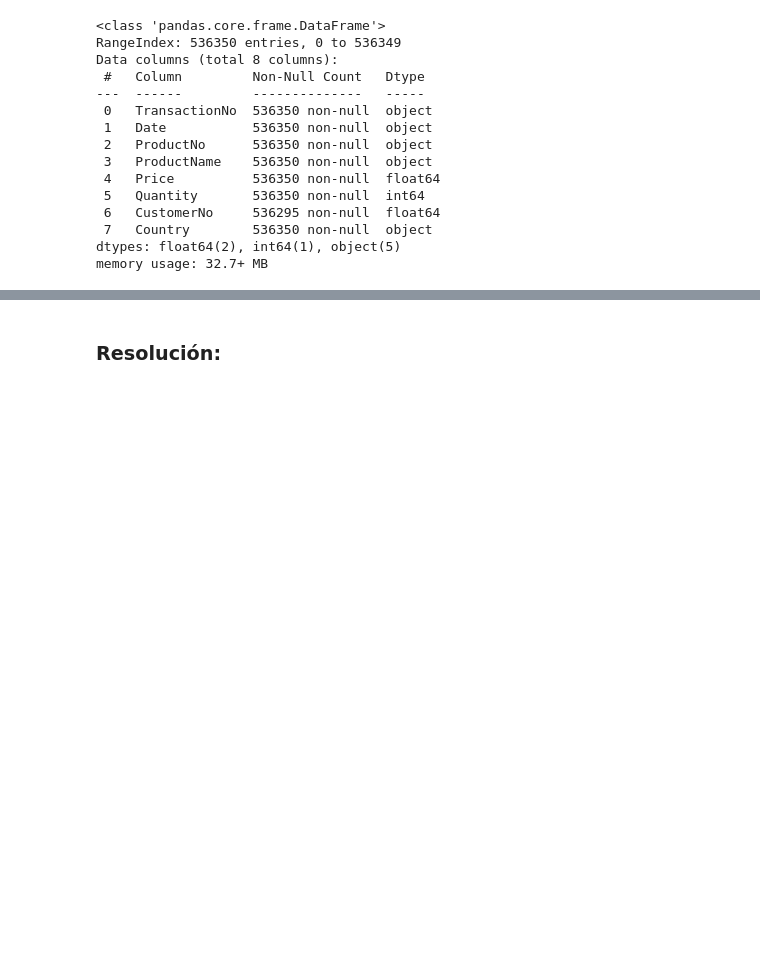
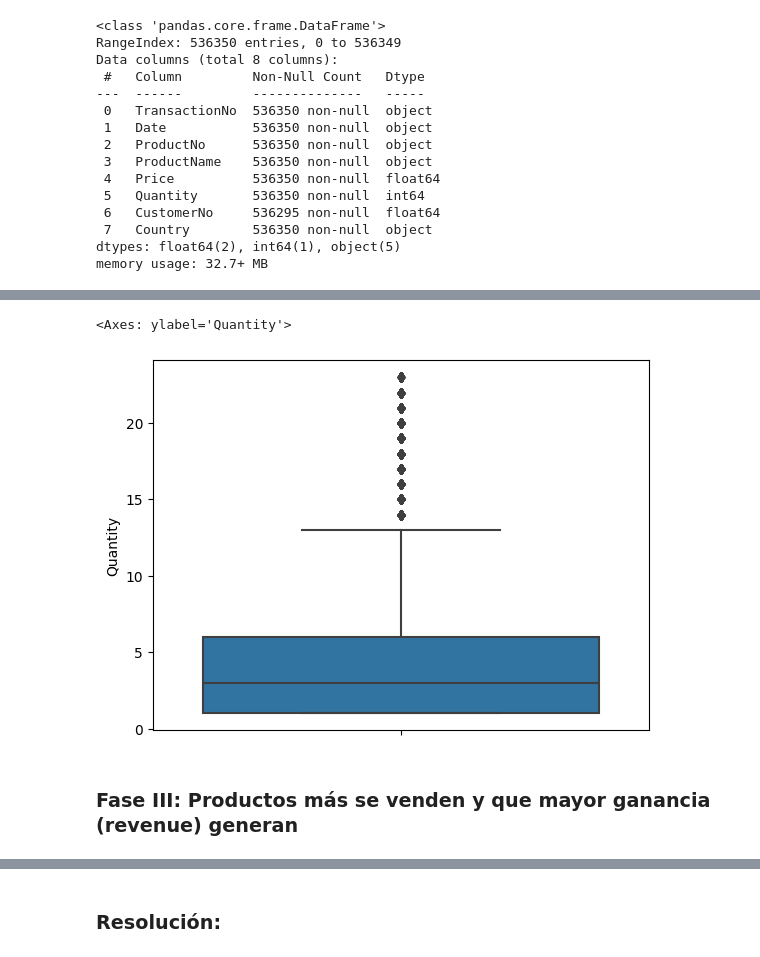
Before and after one commit to eugeniomorocho/Notebooks_DataMining, a Jupyter notebook: Tema 2 - Preprocesamiento de Datos en Data Mining/Prueba práctica 2 - .ipynb, the cells around one changed output, grey strips where cells are left out. Drawn from its saved outputs; the diff is of its cells as text; code cells hidden in the pictures; blank space fills up the shorter version.

```diff
--- a/Tema 2 - Preprocesamiento de Datos en Data Mining/Prueba práctica 2 - .ipynb
+++ b/Tema 2 - Preprocesamiento de Datos en Data Mining/Prueba práctica 2 - .ipynb
@@ -67,0 +112,11 @@ memory usage: 32.7+ MB
+# %%
+# Eliminamos los valores negativos de la columna 'Quantity'
+transacciones = transacciones[transacciones['Quantity'] > 0]
+
+# Revisamos nuevamente los valores atípicos (outliers) en la columna 'Quantity'
+sns.boxplot(y=transacciones['Quantity'])
+# %% [output]
+<Axes: ylabel='Quantity'>
+[figure, added]
+# %% [markdown]
+### **Fase III:** Productos más se venden y que mayor ganancia (revenue) generan
```
Also changed, not shown: parts of 17 cells of this notebook, 1 other file.
